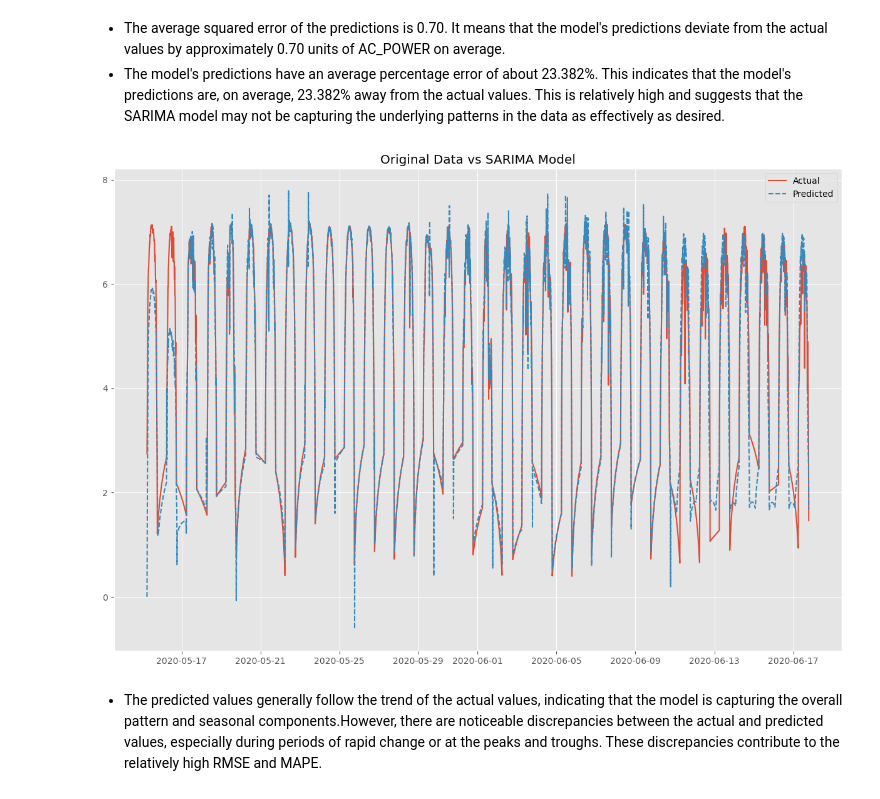
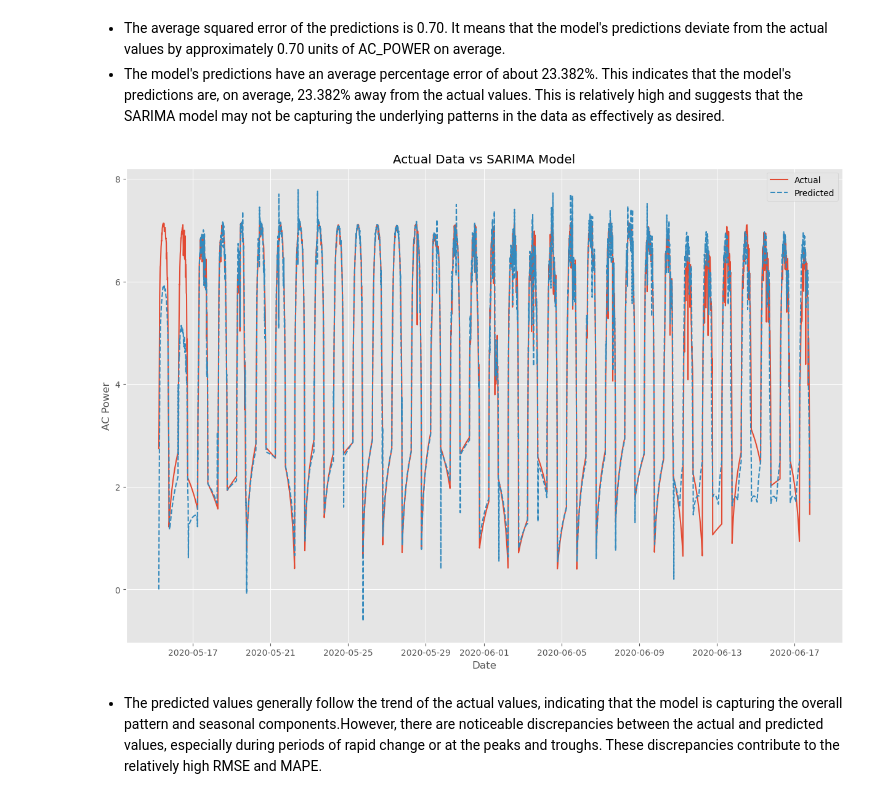
Before and after one commit to aysebsengul/Capstone_3_Predicting-Future-Solar-Energy-Generation-, a Jupyter notebook: 3_Pre-processing Work and Model.ipynb, the cells around one changed output. Cells and saved outputs as stored; diff of their text form; code cells hidden in the pictures.

```diff
--- a/3_Pre-processing Work and Model.ipynb
+++ b/3_Pre-processing Work and Model.ipynb
@@ -497,13 +509,15 @@ SARIMA MAPE: 23.381656179723027
 # %%
 # Plot predicted vs actual values for SARIMA
 plt.figure(figsize=(15,10))
 plt.plot(resampled_df['AC_POWER'], label='Actual')
 plt.plot(sarima_model_fit.predict(start=0, end=len(resampled_df)-1), linestyle='dashed', label='Predicted')
-plt.title('Original Data vs SARIMA Model')
+plt.title('Actual Data vs SARIMA Model')
 plt.legend()
+plt.xlabel('Date')
+plt.ylabel('AC Power')
 plt.show()
 # %% [output]
-[figure, old version]
+[figure, new version]
 # %% [markdown]
 * The predicted values generally follow the trend of the actual values, indicating that the model is capturing the overall pattern and seasonal components.However, there are noticeable discrepancies between the actual and predicted values, especially during periods of rapid change or at the peaks and troughs. These discrepancies contribute to the relatively high RMSE and MAPE.
 # %% [markdown]
```
Also changed, not shown: parts of 52 cells of this notebook.
